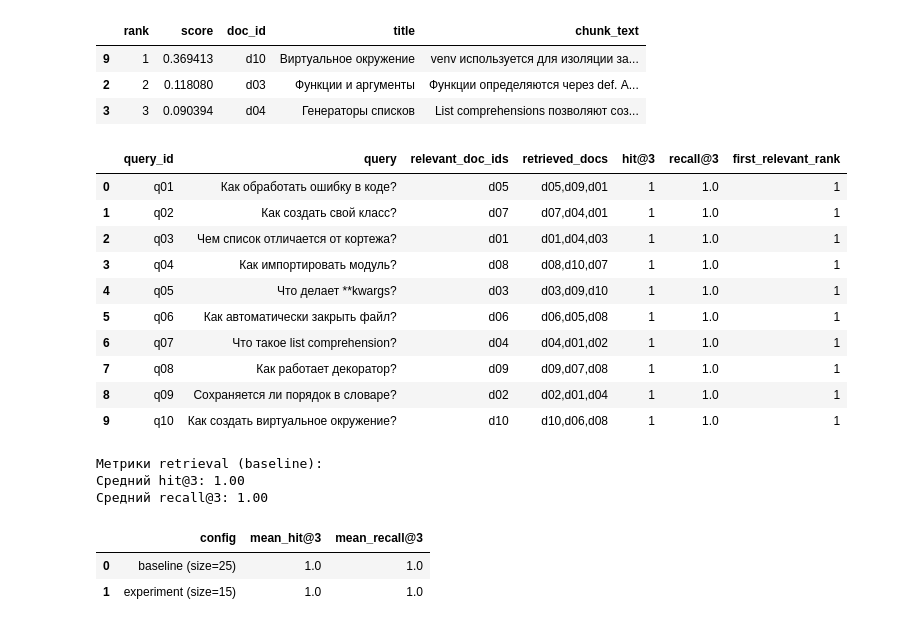
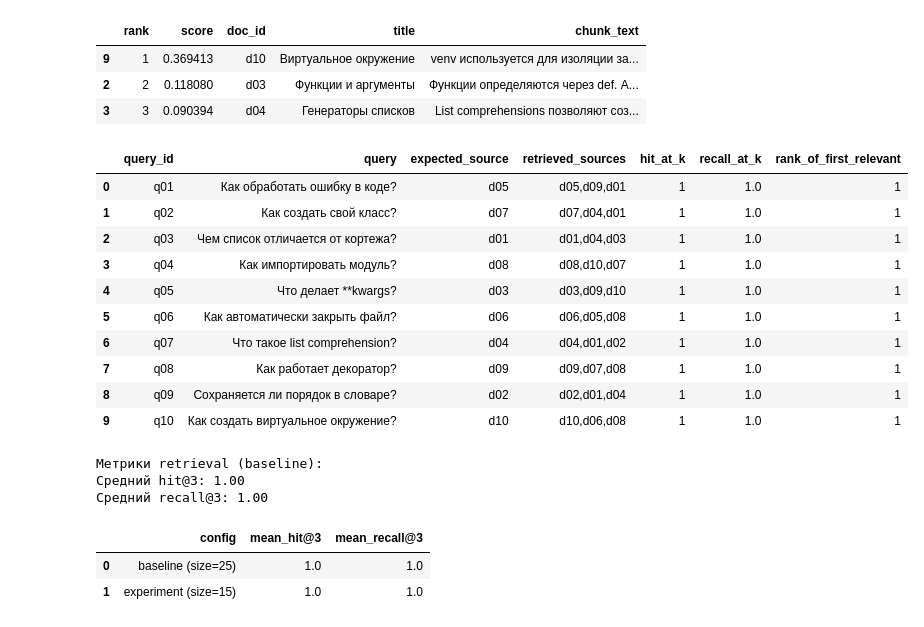
Before and after one commit to marykuuu/kuznetsova-ms-aie, a Jupyter notebook: homeworks/HW14/HW14.ipynb, the cells around one changed output. Drawn from its saved outputs; the diff is of its cells as text; code cells hidden in the pictures.

```diff
--- a/homeworks/HW14/HW14.ipynb
+++ b/homeworks/HW14/HW14.ipynb
@@ -220,39 +220,39 @@ benchmark_queries = [
 # %%
 def evaluate_retrieval(queries: List[Dict], index: faiss.Index, chunks_df: pd.DataFrame, top_k: int = 3) -> pd.DataFrame:
     rows = []
     for q in queries:
         res_df = search(q["query"], top_k=top_k)
         retrieved_docs = res_df["doc_id"].tolist()
 
         hit = int(any(doc in retrieved_docs for doc in q["relevant_doc_ids"]))
         recall = sum(doc in retrieved_docs for doc in q["relevant_doc_ids"]) / len(q["relevant_doc_ids"])
 
         # Поиск ранга первого релевантного документа
         first_rank = None
         for rank, doc in enumerate(retrieved_docs, 1):
             if doc in q["relevant_doc_ids"]:
                 first_rank = rank
                 break
 
         rows.append({
             "query_id": q["query_id"],
             "query": q["query"],
-            "relevant_doc_ids": ",".join(q["relevant_doc_ids"]),
-            "retrieved_docs": ",".join(retrieved_docs[:top_k]),
-            f"hit@{top_k}": hit,
-            f"recall@{top_k}": recall,
-            "first_relevant_rank": first_rank if first_rank else "None"
+            "expected_source": ",".join(q["relevant_doc_ids"]),
+            "retrieved_sources": ",".join(retrieved_docs[:top_k]),
+            "hit_at_k": hit,
+            "recall_at_k": recall,
+            "rank_of_first_relevant": first_rank if first_rank else "None"
         })
     return pd.DataFrame(rows)
 
 eval_df = evaluate_retrieval(benchmark_queries, index, chunks_df, top_k=3)
 display(eval_df)
 
 print("\nМетрики retrieval (baseline):")
-print(f"Средний hit@3: {eval_df['hit@3'].mean():.2f}")
-print(f"Средний recall@3: {eval_df['recall@3'].mean():.2f}")
+print(f"Средний hit@3: {eval_df['hit_at_k'].mean():.2f}")
+print(f"Средний recall@3: {eval_df['recall_at_k'].mean():.2f}")
 # %% [output]
-|  | query_id | query | relevant_doc_ids | retrieved_docs | hit@3 | recall@3 | first_relevant_rank |
+|  | query_id | query | expected_source | retrieved_sources | hit_at_k | recall_at_k | rank_of_first_relevant |
 | 0 | q01 | Как обработать ошибку в коде? | d05 | d05,d09,d01 | 1 | 1.0 | 1 |
 | 1 | q02 | Как создать свой класс? | d07 | d07,d04,d01 | 1 | 1.0 | 1 |
 | 2 | q03 | Чем список отличается от кортежа? | d01 | d01,d04,d03 | 1 | 1.0 | 1 |
```
Also changed, not shown: parts of 5 cells of this notebook, 2 other files.
